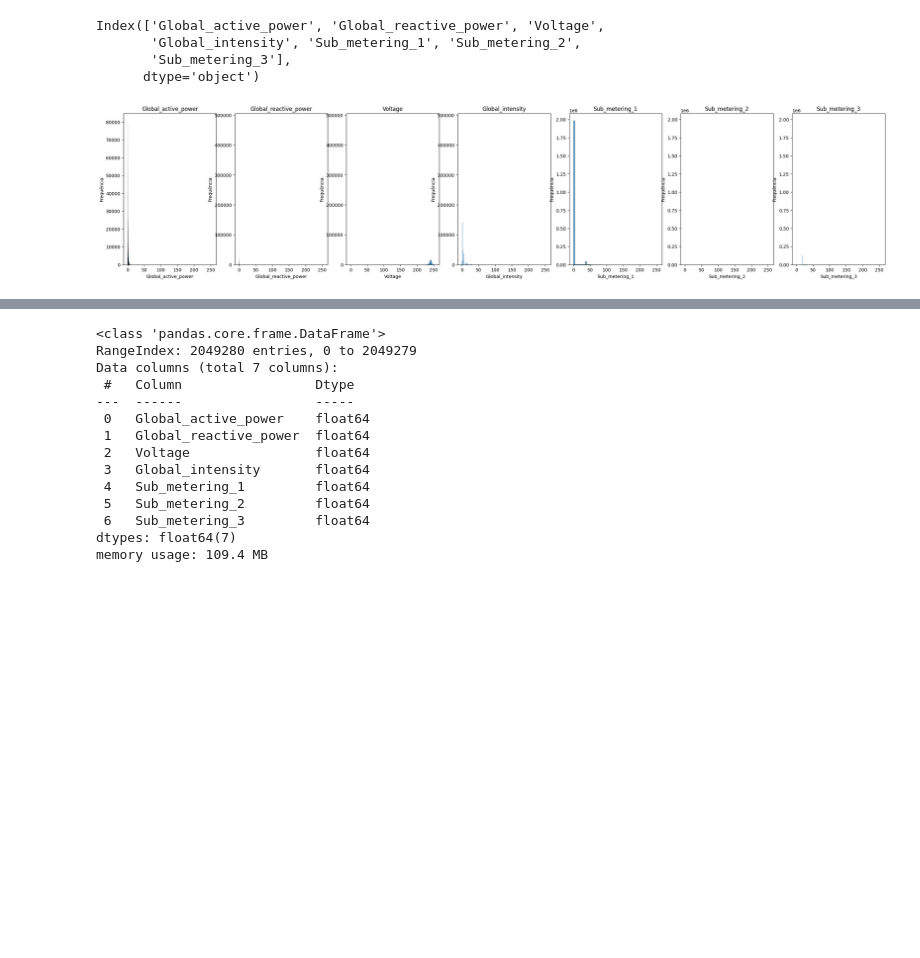
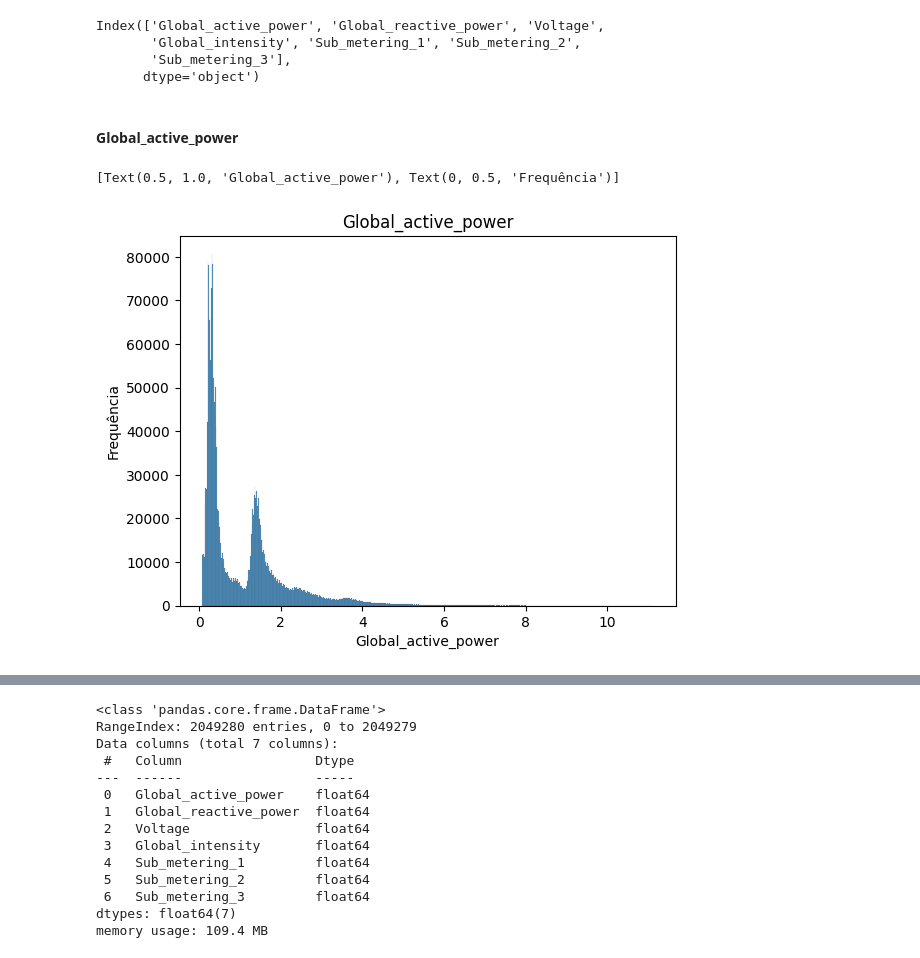
Before and after one commit to OzeasSantosn/DataScience, a Jupyter notebook: Segmentacao Clientes - Clusterizacao/Consumer Classification/consumer_classification.ipynb, the cells around one changed output, grey strips where cells are left out. Cells and saved outputs as stored; diff of their text form; code cells hidden in the pictures; blank space fills up the shorter version.

```diff
--- a/Segmentacao Clientes - Clusterizacao/Consumer Classification/consumer_classification.ipynb
+++ b/Segmentacao Clientes - Clusterizacao/Consumer Classification/consumer_classification.ipynb
@@ -149,26 +149,3 @@ Index(['Global_active_power', 'Global_reactive_power', 'Voltage',
        'Global_intensity', 'Sub_metering_1', 'Sub_metering_2',
        'Sub_metering_3'],
       dtype='object')
-# %%
-# Energia Consumida
-eixo = 0
-max_y = 0
-titulos = ['Global_active_power', 'Global_reactive_power', 'Voltage', 'Global_intensity', 'Sub_metering_1', 'Sub_metering_2','Sub_metering_3']
-
-
-lst_dfs = [df_elect]
-figura, eixos = plt.subplots(1,7, figsize=(30,6), sharex=True)
-
-for i, coluna in df_elect.iteritems():
-  f = sns.histplot(x=coluna, data=coluna, stat='count', ax=eixos[eixo])
-  f.set(title=titulos[eixo],ylabel='Frequência')
-
-  _, max_y_f = f.get_ylim()
-  max_y = max_y_f if max_y_f >= max_y else max_y
-  f.set(ylim=(0, max_y))
-
-  eixo += 1
-
-figura.show()
-# %% [output]
-[figure, removed]
@@ -178,0 +152,8 @@ figura.show()
+# %% [markdown]
+#### Global_active_power
+# %%
+f = sns.histplot(x='Global_active_power', data= df_elect, stat='count')
+f.set(title='Global_active_power', ylabel='Frequência')
+# %% [output]
+[Text(0.5, 1.0, 'Global_active_power'), Text(0, 0.5, 'Frequência')]
+[figure, added]
```
Also changed, not shown: parts of 15 cells of this notebook, 1 other file.
